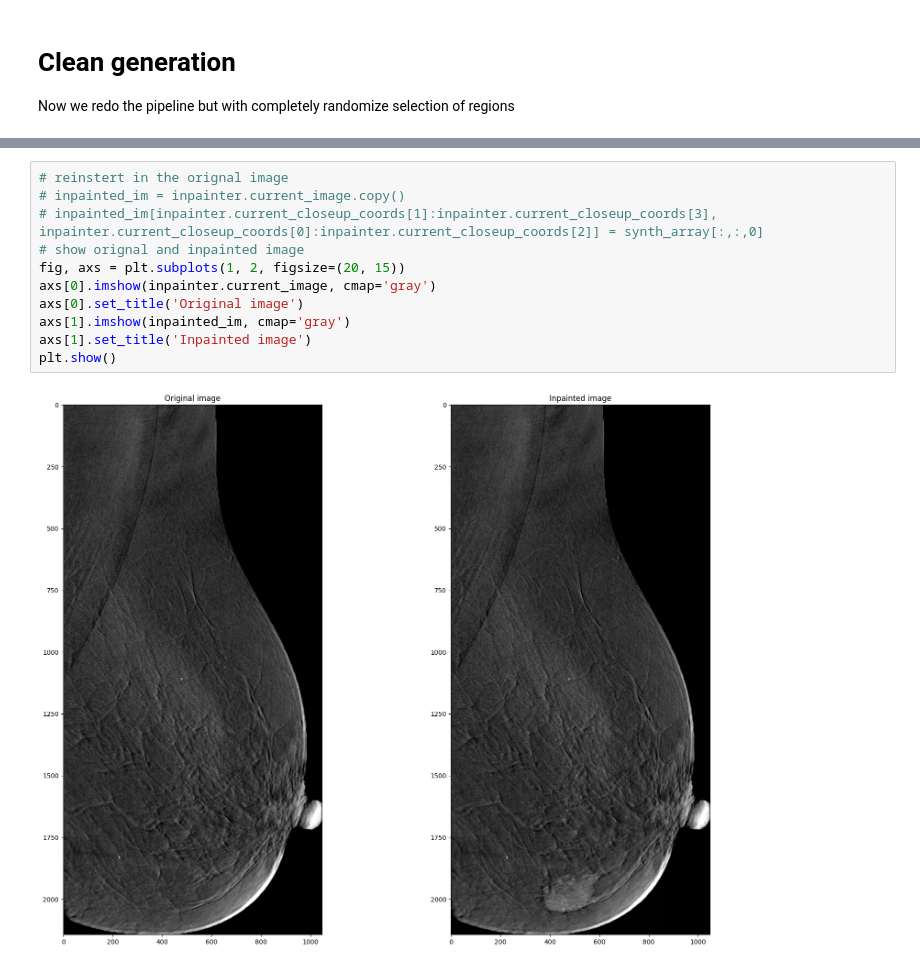
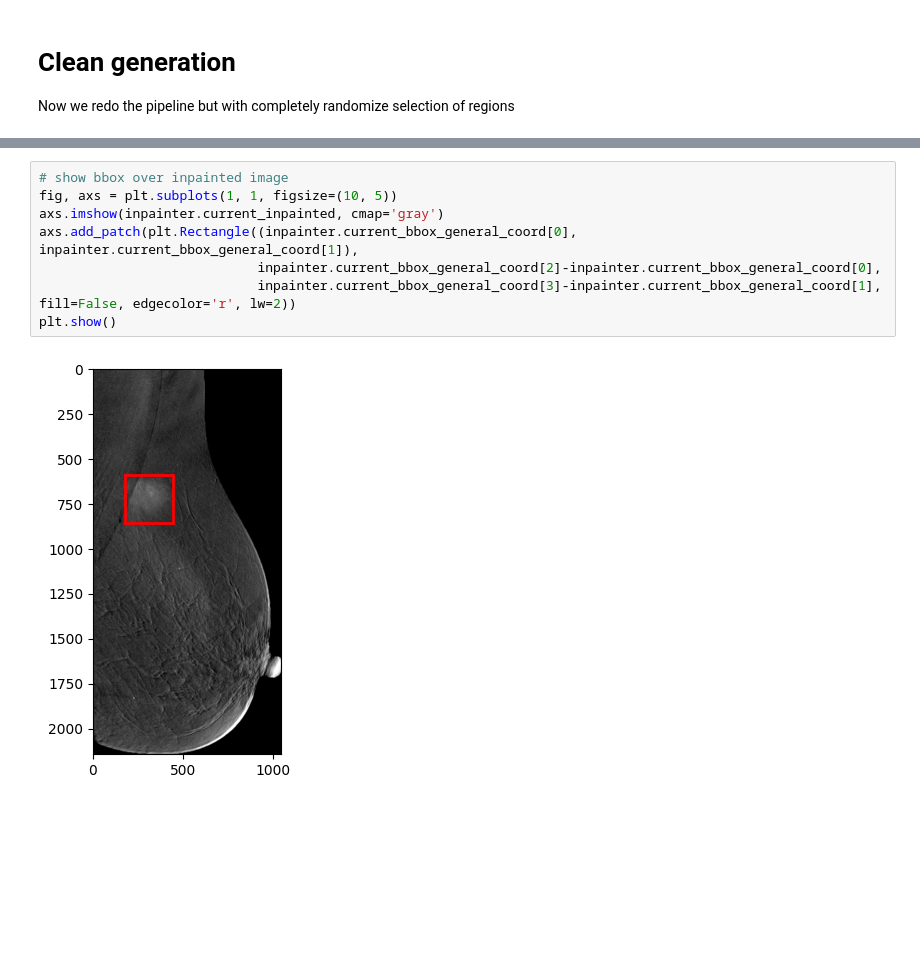
Before and after one commit to Likalto4/CEM-Detect, a Jupyter notebook: generation/inpainting/inference/inpainting_high_quality.ipynb, the cells around one changed output, grey strips where cells are left out. Drawn from its saved outputs; the diff is of its cells as text; blank space fills up the shorter version.

```diff
--- a/generation/inpainting/inference/inpainting_high_quality.ipynb
+++ b/generation/inpainting/inference/inpainting_high_quality.ipynb
@@ -505,13 +538,10 @@ You have disabled the safety checker for <class 'diffusers.pipelines.stable_diff
-# %%
-# reinstert in the orignal image
-# inpainted_im = inpainter.current_image.copy()
-# inpainted_im[inpainter.current_closeup_coords[1]:inpainter.current_closeup_coords[3], inpainter.current_closeup_coords[0]:inpainter.current_closeup_coords[2]] = synth_array[:,:,0]
-# show orignal and inpainted image
-fig, axs = plt.subplots(1, 2, figsize=(20, 15))
-axs[0].imshow(inpainter.current_image, cmap='gray')
-axs[0].set_title('Original image')
-axs[1].imshow(inpainted_im, cmap='gray')
-axs[1].set_title('Inpainted image')
-plt.show()
-# %% [output]
-[figure, removed]
+# %%
+# show bbox over inpainted image
+fig, axs = plt.subplots(1, 1, figsize=(10, 5))
+axs.imshow(inpainter.current_inpainted, cmap='gray')
+axs.add_patch(plt.Rectangle((inpainter.current_bbox_general_coord[0], inpainter.current_bbox_general_coord[1]),
+                            inpainter.current_bbox_general_coord[2]-inpainter.current_bbox_general_coord[0],
+                            inpainter.current_bbox_general_coord[3]-inpainter.current_bbox_general_coord[1], fill=False, edgecolor='r', lw=2))
+plt.show()
+# %% [output]
+[figure, added]
```
Also changed, not shown: parts of 3 cells of this notebook.
